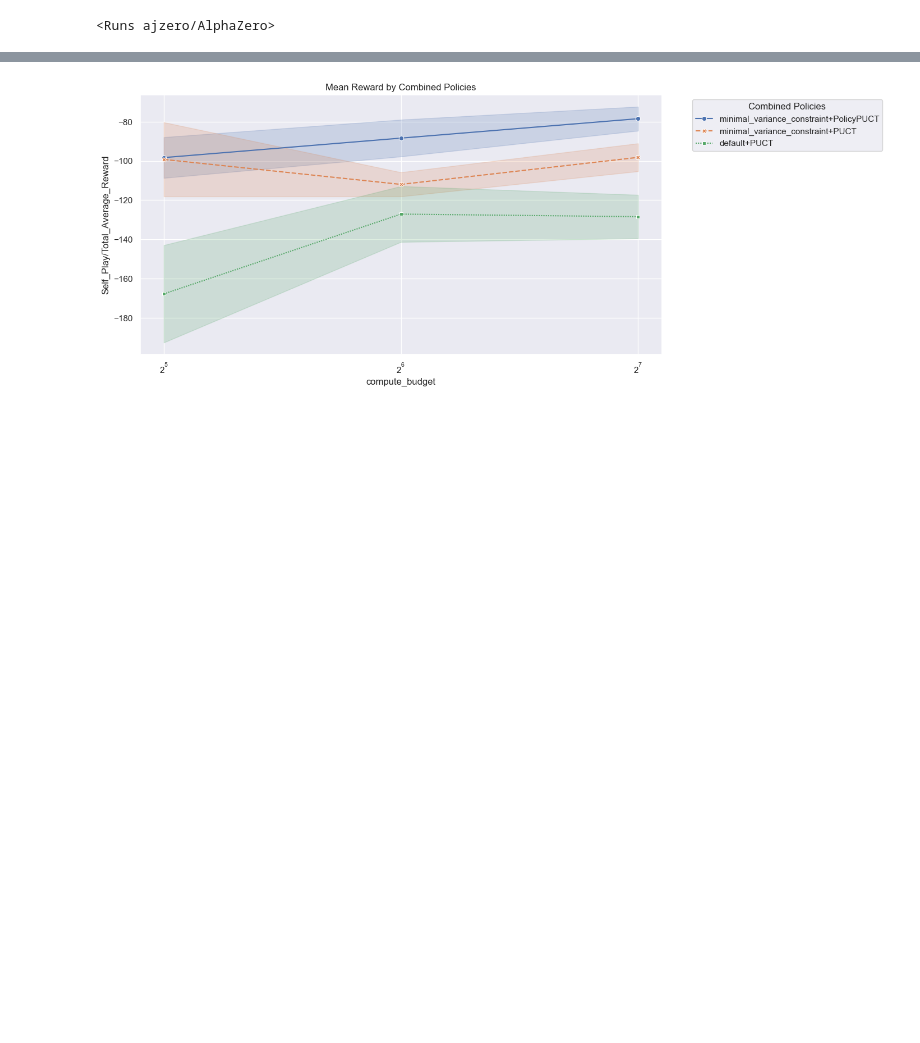
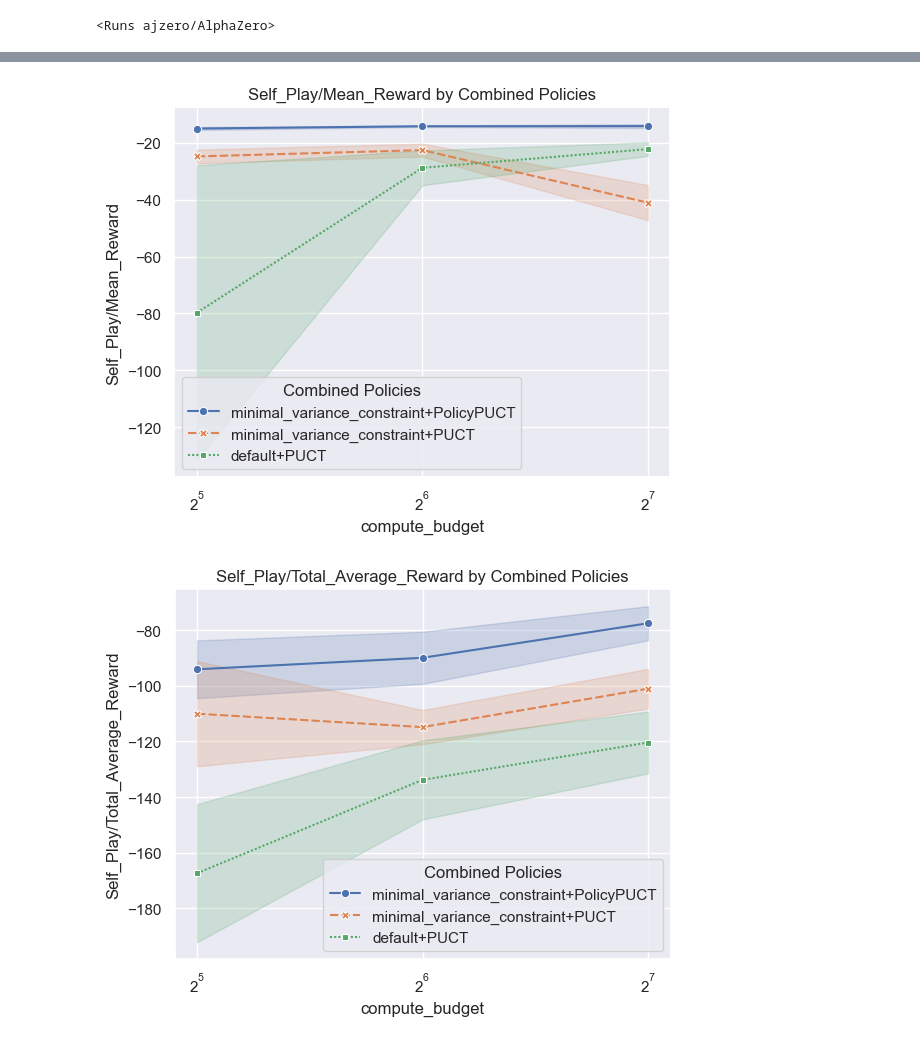
Before and after one commit to albinjal/GeneralAlphaZero, a Jupyter notebook: notebooks/first_experiment_analysis.ipynb, the cells around one changed output, grey strips where cells are left out. Cells and saved outputs as stored; diff of their text form; code cells hidden in the pictures; blank space fills up the shorter version.

Commit message:
plotting

```diff
--- a/notebooks/first_experiment_analysis.ipynb
+++ b/notebooks/first_experiment_analysis.ipynb
@@ -69,3 +73 @@ Index(['Self_Play/Entropies', 'Self_Play/Min_Timesteps', '_runtime', '_wandb',
       dtype='object')
-# %%
-metric = "Self_Play/Total_Average_Reward"
@@ -138,31 +74,28 @@ plt.show()
 # %%
-from turtle import st
-import seaborn as sns
-import matplotlib.pyplot as plt
 
-# Assuming df is your DataFrame
-# x_metric and metric are variables representing the column names for x-axis and y-axis
 
-# Combine 'tree_evaluation_policy' and 'selection_policy' into a new column
 df['policy_combination'] = df['tree_evaluation_policy'] + "+" + df['selection_policy']
 
-# Set the style of the visualization
-sns.set(style="darkgrid")
+metrics = ['Self_Play/Mean_Reward', "Self_Play/Total_Average_Reward", "Self_Play/EMA_Reward", 'Self_Play/Mean_Entropy', 'Self_Play/Min_Reward',
+           'Self_Play/Max_Reward', 'max_Max_Reward', 'max_Mean_Reward']
 
-# Create a line plot with confidence intervals
-plt.figure(figsize=(12, 6))
-sns.lineplot(data=df, x=x_metric, y=metric,
-             hue="policy_combination", style="policy_combination",
-             markers=True, errorbar="se", estimator=np.median)
+for metric in metrics:
+    sns.set_theme(style="darkgrid")
 
-# Customize the plot with titles and labels
-plt.title('Mean Reward by Combined Policies')
-plt.xlabel(x_metric)  # Replace with actual x-axis label
-plt.ylabel(metric)
-plt.legend(title='Combined Policies', bbox_to_anchor=(1.05, 1), loc=2)
-plt.gca().set_xscale('log', base=2)
+    # Create a line plot with confidence intervals
+    sns.lineplot(data=df, x=x_metric, y=metric,
+                hue="policy_combination", style="policy_combination",
+                markers=True, errorbar="se", estimator=np.mean)
 
-# Show the plot
-plt.show()
+    # Customize the plot with titles and labels
+    plt.title(f'{metric} by Combined Policies')
+    plt.xlabel(x_metric)  # Replace with actual x-axis label
+    plt.ylabel(metric)
+    plt.legend(title='Combined Policies')
+    plt.gca().set_xscale('log', base=2)
+
+    # Show the plot
+    plt.show()
 # %% [output]
-[figure, old version]
+[figure, new version]
+[figure, added]
```
Also changed, not shown: parts of 5 cells of this notebook, 1 other file.
